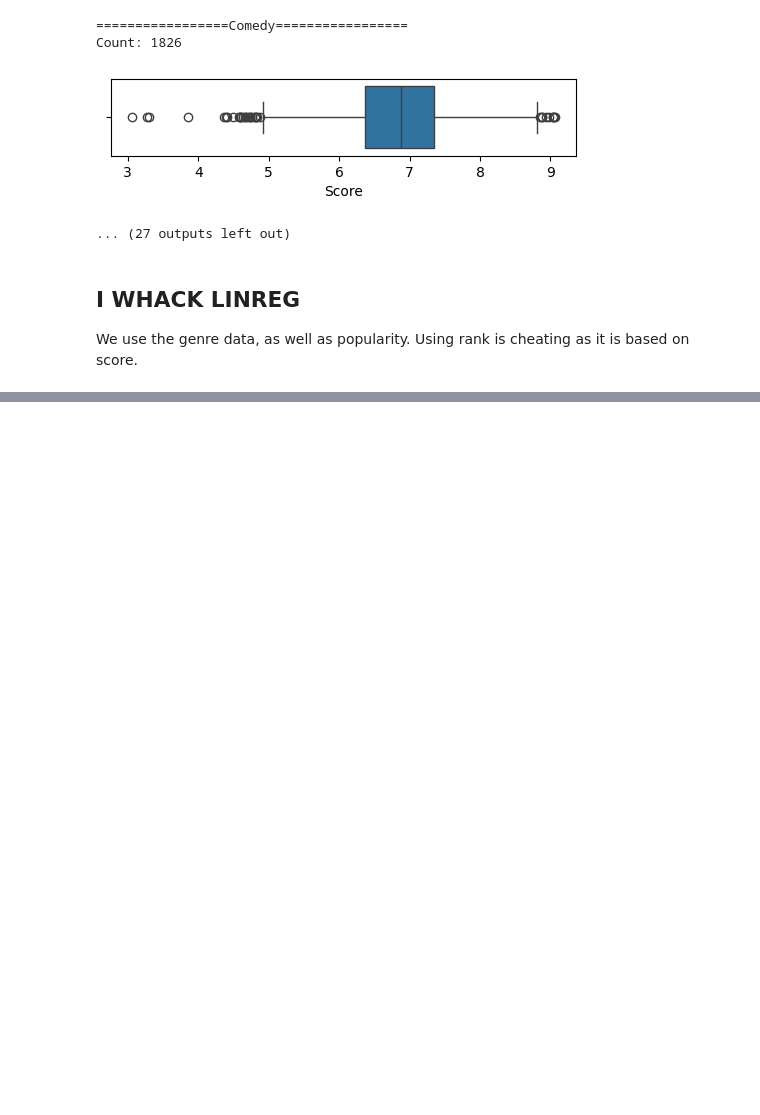
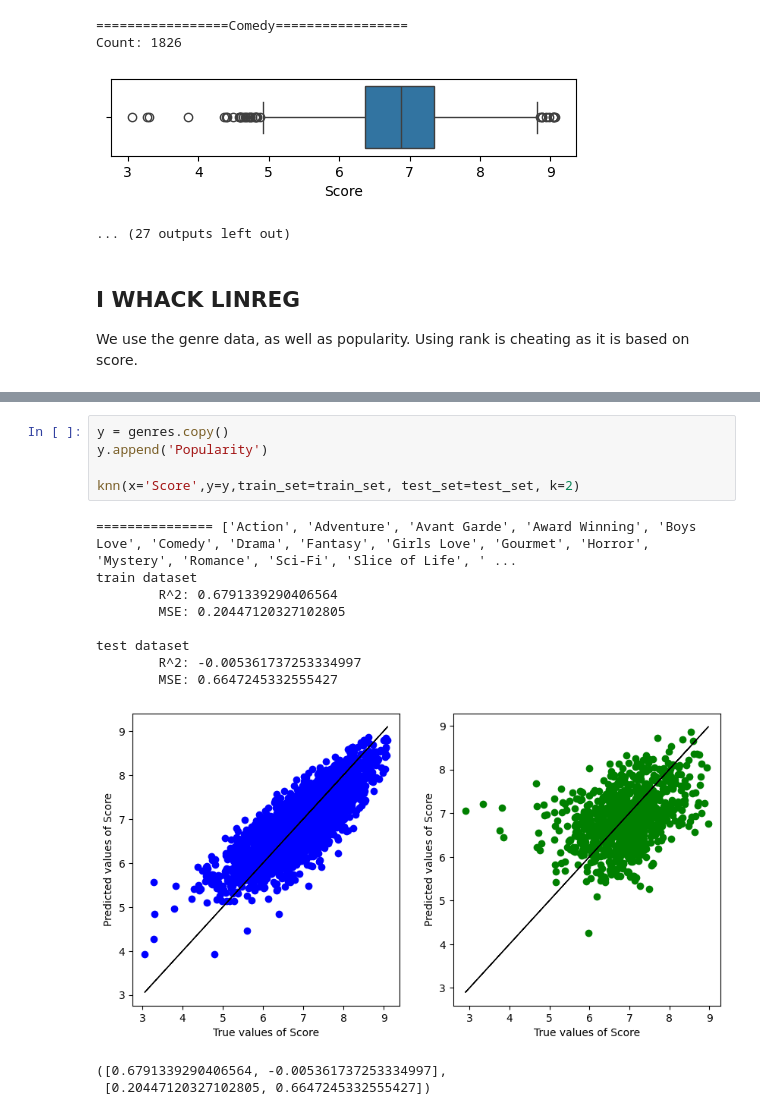
Before and after one commit to GabrielLim01/SC1015-Anime-Analysis, a Jupyter notebook: mal.ipynb, the cells around one changed output, grey strips where cells are left out. Cells and saved outputs as stored; diff of their text form; blank space fills up the shorter version.

```diff
--- a/mal.ipynb
+++ b/mal.ipynb
@@ -360,0 +420,17 @@ test dataset
+# %%
+y = genres.copy()
+y.append('Popularity')
+
+knn(x='Score',y=y,train_set=train_set, test_set=test_set, k=2)
+# %% [output]
+=============== ['Action', 'Adventure', 'Avant Garde', 'Award Winning', 'Boys Love', 'Comedy', 'Drama', 'Fantasy', 'Girls Love', 'Gourmet', 'Horror', 'Mystery', 'Romance', 'Sci-Fi', 'Slice of Life', ' ...
+train dataset
+        R^2: 0.6791339290406564
+        MSE: 0.20447120327102805
+
+test dataset
+        R^2: -0.005361737253334997
+        MSE: 0.6647245332555427
+[figure, added]
+([0.6791339290406564, -0.005361737253334997],
+ [0.20447120327102805, 0.6647245332555427])
```
Also changed, not shown: parts of 10 cells of this notebook.
